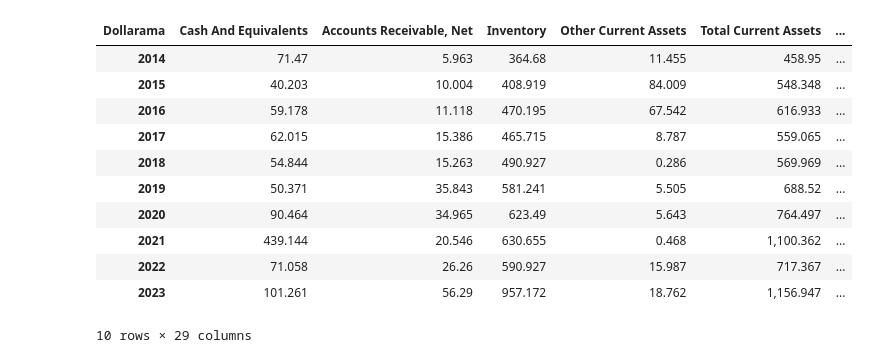
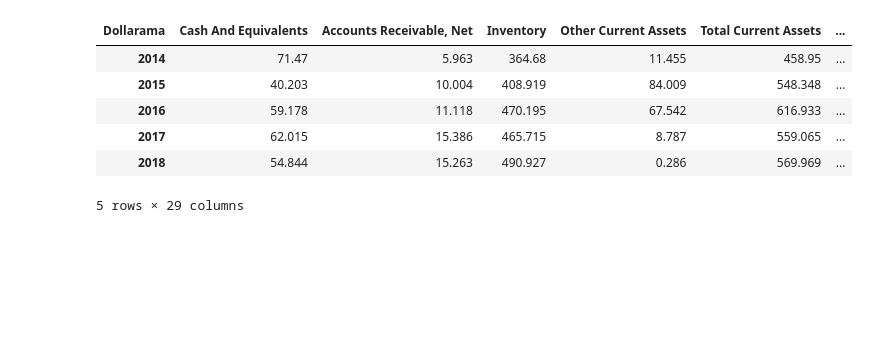
Before and after one commit to jash1112/project-financial_analysis, a Jupyter notebook: the_project from Jash.ipynb, the cells around one changed output. Drawn from its saved outputs; the diff is of its cells as text; code cells hidden in the pictures; blank space fills up the shorter version.

```diff
--- a/the_project from Jash.ipynb
+++ b/the_project from Jash.ipynb
@@ -287,18 +242,13 @@ Index(['Cash And Equivalents', 'Accounts Receivable, Net', 'Inventory',
 # %%
-Dollarama_balance_sheet_df
+Dollarama_balance_sheet_df.head()
 # %% [output]
 | Dollarama | Cash And Equivalents | Accounts Receivable, Net | Inventory | Other Current Assets | Total Current Assets | ... |
 | 2014 | 71.47 | 5.963 | 364.68 | 11.455 | 458.95 | ... |
 | 2015 | 40.203 | 10.004 | 408.919 | 84.009 | 548.348 | ... |
 | 2016 | 59.178 | 11.118 | 470.195 | 67.542 | 616.933 | ... |
 | 2017 | 62.015 | 15.386 | 465.715 | 8.787 | 559.065 | ... |
 | 2018 | 54.844 | 15.263 | 490.927 | 0.286 | 569.969 | ... |
-| 2019 | 50.371 | 35.843 | 581.241 | 5.505 | 688.52 | ... |
-| 2020 | 90.464 | 34.965 | 623.49 | 5.643 | 764.497 | ... |
-| 2021 | 439.144 | 20.546 | 630.655 | 0.468 | 1,100.362 | ... |
-| 2022 | 71.058 | 26.26 | 590.927 | 15.987 | 717.367 | ... |
-| 2023 | 101.261 | 56.29 | 957.172 | 18.762 | 1,156.947 | ... |
-10 rows × 29 columns
+5 rows × 29 columns
 # %%
 def convert_to_float(value):
     try:
```
Also changed, not shown: parts of 20 cells of this notebook, 2 other files.
